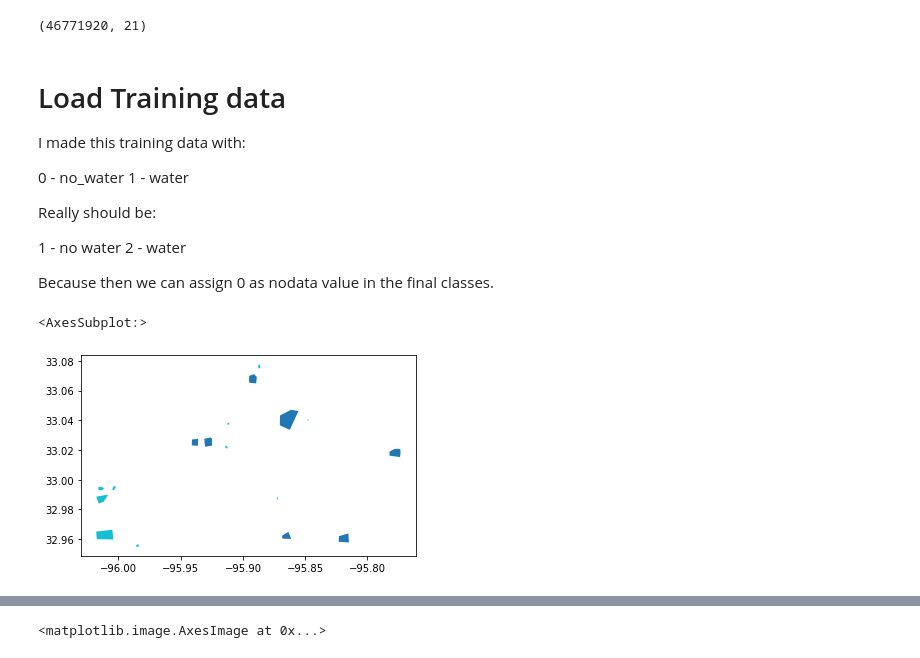
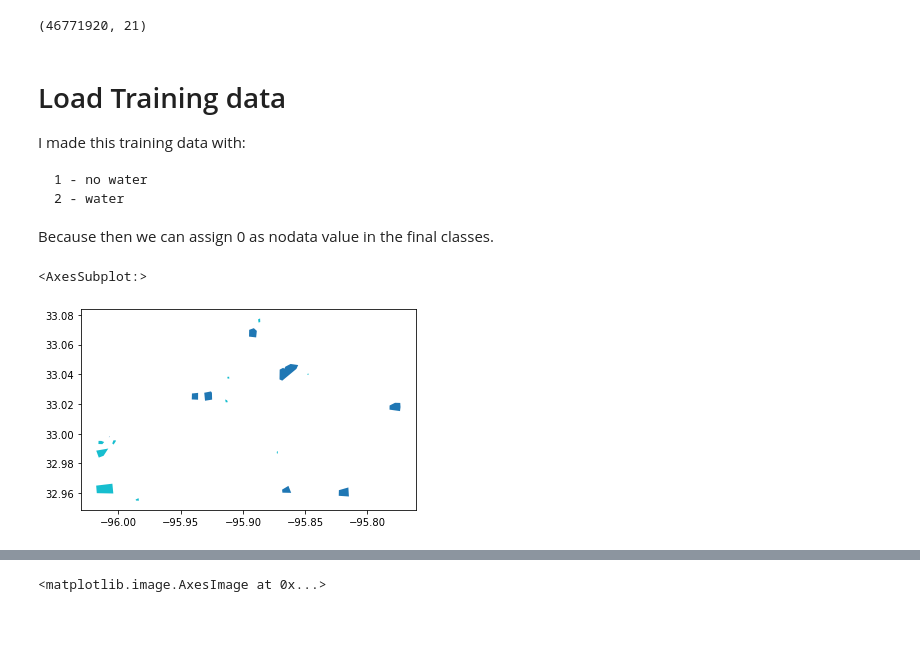
Before and after one commit to OPERA-Cal-Val/DSWx-Validation-Experiments, a Jupyter notebook: marshak/sample_classification/1_Classification_Multiscale_Superpixels.ipynb, the cells around one changed output, grey strips where cells are left out. Drawn from its saved outputs; the diff is of its cells as text; code cells hidden in the pictures; blank space fills up the shorter version.

Commit message:
fix training data, upload, and rerun

````diff
--- a/marshak/sample_classification/1_Classification_Multiscale_Superpixels.ipynb
+++ b/marshak/sample_classification/1_Classification_Multiscale_Superpixels.ipynb
@@ -256,19 +260,16 @@ all_features.shape
 
 I made this training data with:
 
-0 - no_water
-1 - water
-
-Really should be:
-
+```
 1 - no water
 2 - water
+```
 
 Because then we can assign 0 as nodata value in the final classes.
 # %%
-df = gpd.read_file(f'training_data_42')
+df = gpd.read_file(f'training_data_42.geojson')
 df = df[~df.geometry.isna()].reset_index(drop=True)
 df.plot(column='label_name')
 # %% [output]
 <AxesSubplot:>
-[figure, old version]
+[figure, new version]
````
Also changed, not shown: parts of 17 cells of this notebook, 1 other file.
